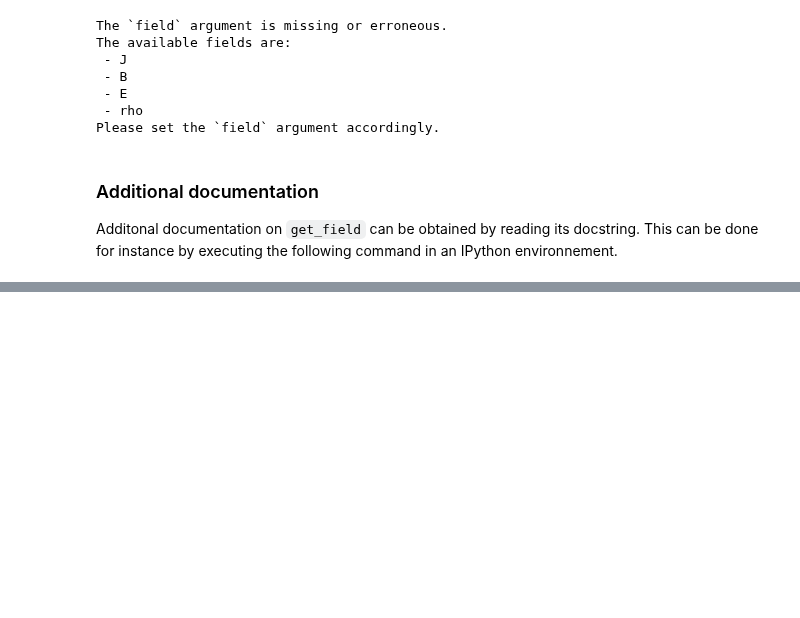
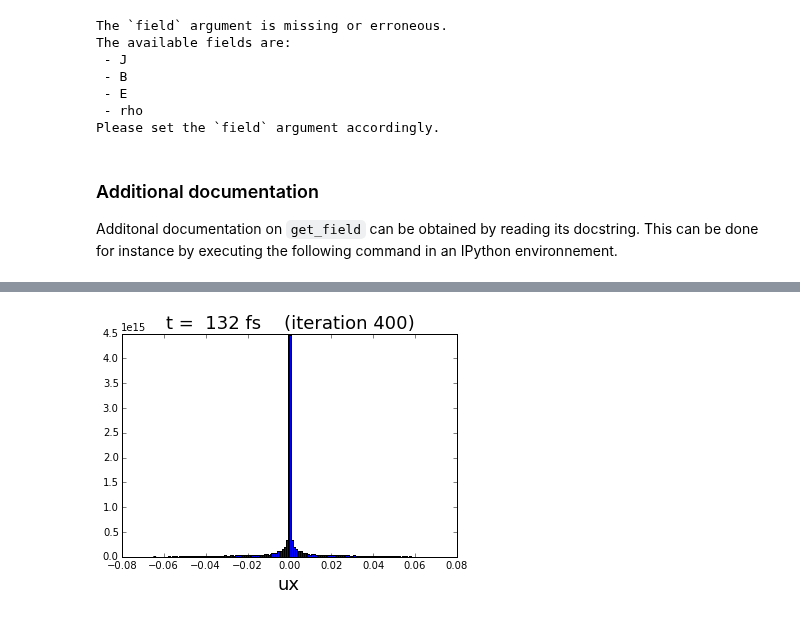
Before and after one commit to openPMD/openPMD-viewer, a Jupyter notebook: tutorials/1_Introduction-to-the-API.ipynb, the cells around one changed output, grey strips where cells are left out. Cells and saved outputs as stored; diff of their text form; code cells hidden in the pictures; blank space fills up the shorter version.

Commit message:
Added particle documentation

```diff
--- a/tutorials/1_Introduction-to-the-API.ipynb
+++ b/tutorials/1_Introduction-to-the-API.ipynb
@@ -106,0 +126,4 @@ ts.get_field?
+# %%
+ux = ts.get_particle( q1='ux', iteration=400, species='electrons', plot=True )
+# %% [output]
+[figure, added]
```
Also changed, not shown: parts of 17 cells of this notebook, 2 other files.
